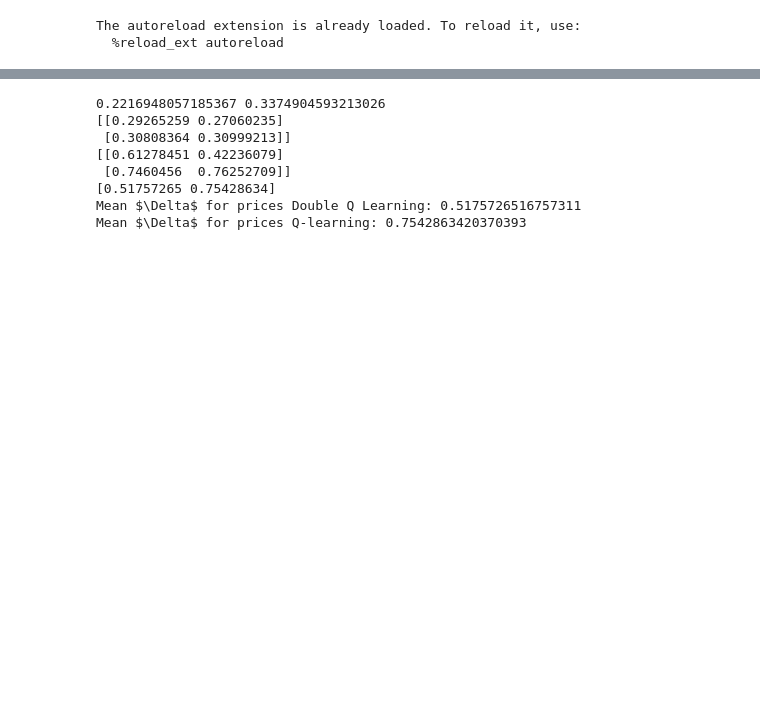
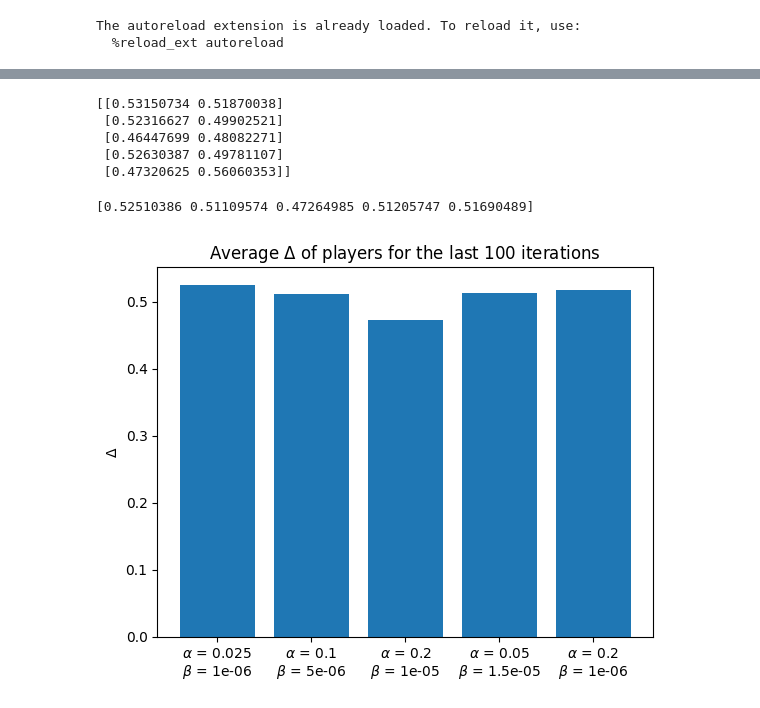
Before and after one commit to Suzie14/RLandPricing, a Jupyter notebook: notebooks/method_dQ.ipynb, the cells around one changed output, grey strips where cells are left out. Saved outputs shown, nothing was run; the diff lists cells and outputs as text; code cells hidden in the pictures; blank space fills up the shorter version.

```diff
--- a/notebooks/method_dQ.ipynb
+++ b/notebooks/method_dQ.ipynb
@@ -271,6 +151,5 @@ plt.show()
 # %%
-import resultsPriceandProfits as res
-prices = res.PriceOptimizer(nb_players=2)
+prices = pr.PriceOptimizer()
 collusion_profit, collusion_prices = prices.CollusionPrice()
 nash_profit, nash_prices = prices.NashPrice()
 RN = nash_profit
@@ -284,21 +163,22 @@ for i in range (len(aggregated_agents)):
         Rmean[i][j] = aggregated_agents[i][-100:,j].mean()
         DRmean[i][j] = (Rmean[i][j] - RN)/(RC - RN)
 
-print(RN, RC)
-print(Rmean)
 print(DRmean)
-
-av = np.mean(DRmean, axis=1)
-print(av)
-
-print("Mean $\Delta$ for prices Double Q Learning:", av[0])
-print("Mean $\Delta$ for prices Q-learning:", av[1])
 # %% [output]
-0.2216948057185367 0.3374904593213026
-[[0.29265259 0.27060235]
- [0.30808364 0.30999213]]
-[[0.61278451 0.42236079]
- [0.7460456  0.76252709]]
-[0.51757265 0.75428634]
-Mean $\Delta$ for prices Double Q Learning: 0.5175726516757311
-Mean $\Delta$ for prices Q-learning: 0.7542863420370393
+[[0.53150734 0.51870038]
+ [0.52316627 0.49902521]
+ [0.46447699 0.48082271]
+ [0.52630387 0.49781107]
+ [0.47320625 0.56060353]]
+# %%
+av = np.mean(DRmean, axis=1)
+print(av)
+fig.set_size_inches(8, 16)
+plt.bar([f'$\\alpha$ = {rep[graph_num][0]}\n$\\beta$ = {round(rep[graph_num][1],8)}' for graph_num
+         in range(len(rep))],av)
+plt.ylabel('$\\Delta$')
+plt.title('Average $\\Delta$ of players for the last 100 iterations')
+plt.show()
+# %% [output]
+[0.52510386 0.51109574 0.47264985 0.51205747 0.51690489]
+[figure, added]
```
Also changed, not shown: parts of 9 cells of this notebook, 4 other files.
